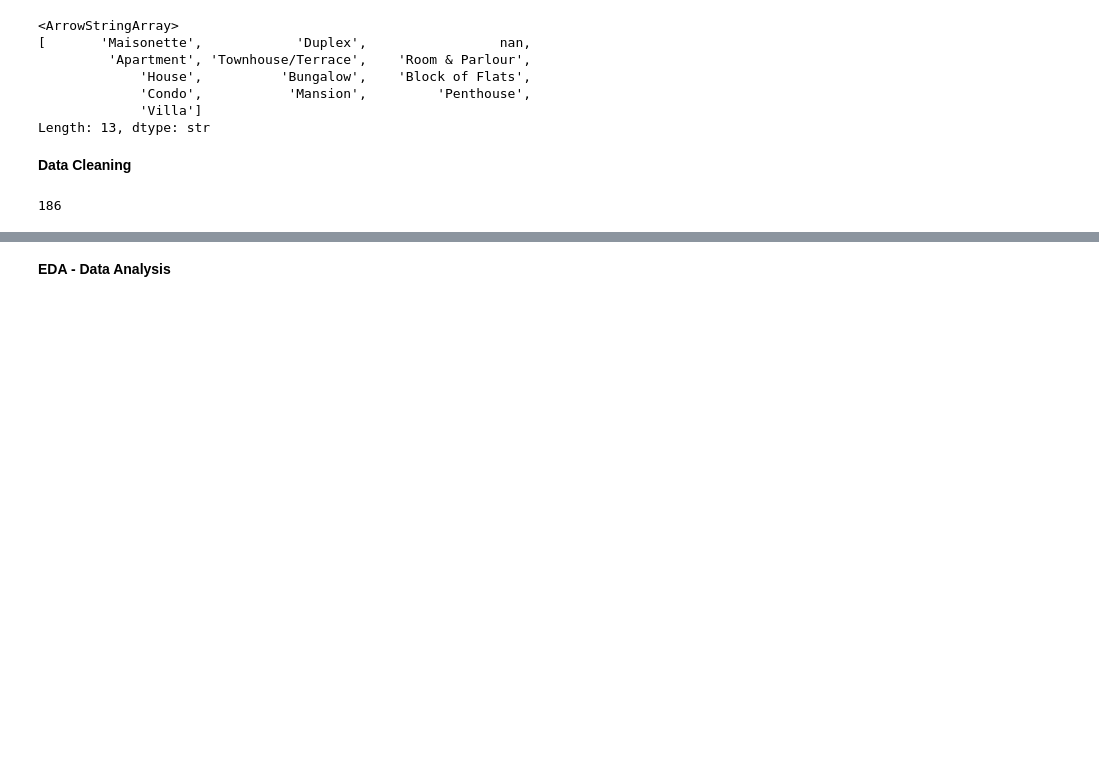
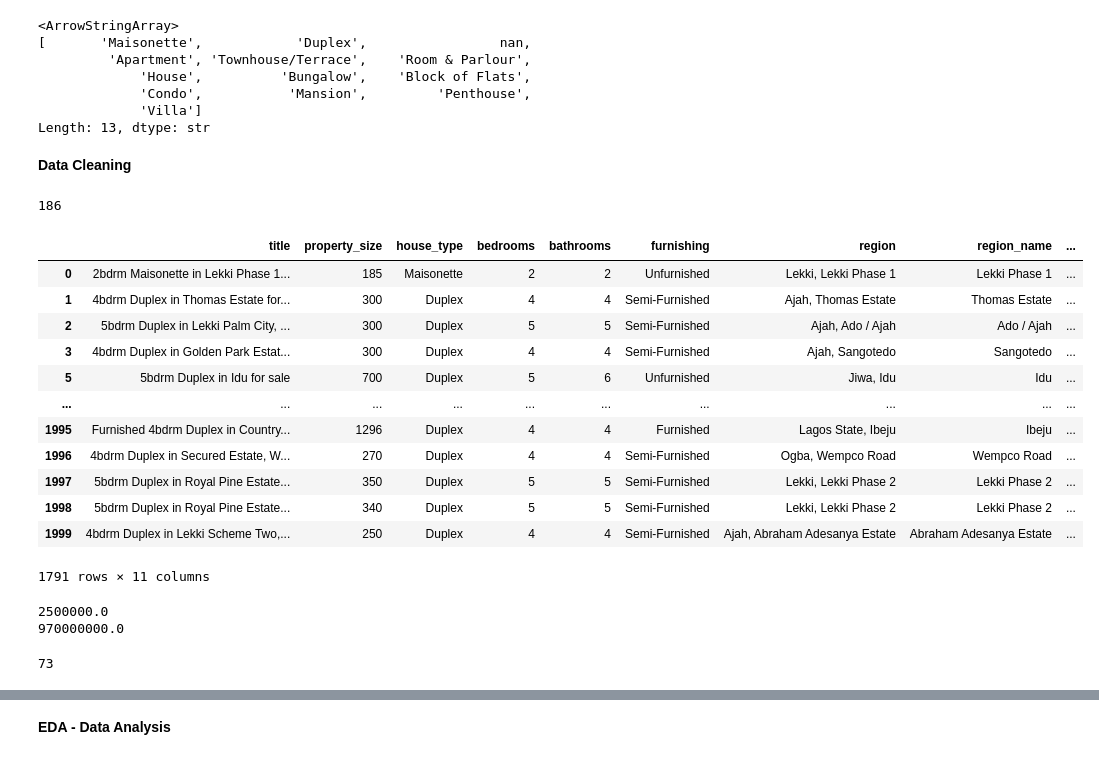
Before and after one commit to Maryam01-coder/jiji_housing_data, a Jupyter notebook: jiji_house_listing_analysis.ipynb, the cells around one changed output, grey strips where cells are left out. Cells and saved outputs as stored; diff of their text form; code cells hidden in the pictures; blank space fills up the shorter version.

```diff
--- a/jiji_house_listing_analysis.ipynb
+++ b/jiji_house_listing_analysis.ipynb
@@ -128,4 +128,45 @@ print(detect_outlier.sum())
 186
 # %%
 #dropping outliers
-df = df.drop(df[detect_outlier].index)
+# new_df = df.drop(df[detect_outlier].index)
+
+df = (
+    df[(df["price"] > lower_bound) & (df["price"] < upper_bound)]
+)
+
+df
+# %% [output]
+|  | title | property_size | house_type | bedrooms | bathrooms | furnishing | region | region_name | ... |
+| 0 | 2bdrm Maisonette in Lekki Phase 1... | 185 | Maisonette | 2 | 2 | Unfurnished | Lekki, Lekki Phase 1 | Lekki Phase 1 | ... |
+| 1 | 4bdrm Duplex in Thomas Estate for... | 300 | Duplex | 4 | 4 | Semi-Furnished | Ajah, Thomas Estate | Thomas Estate | ... |
+| 2 | 5bdrm Duplex in Lekki Palm City, ... | 300 | Duplex | 5 | 5 | Semi-Furnished | Ajah, Ado / Ajah | Ado / Ajah | ... |
+| 3 | 4bdrm Duplex in Golden Park Estat... | 300 | Duplex | 4 | 4 | Semi-Furnished | Ajah, Sangotedo | Sangotedo | ... |
+| 5 | 5bdrm Duplex in Idu for sale | 700 | Duplex | 5 | 6 | Unfurnished | Jiwa, Idu | Idu | ... |
+| ... | ... | ... | ... | ... | ... | ... | ... | ... | ... |
+| 1995 | Furnished 4bdrm Duplex in Country... | 1296 | Duplex | 4 | 4 | Furnished | Lagos State, Ibeju | Ibeju | ... |
+| 1996 | 4bdrm Duplex in Secured Estate, W... | 270 | Duplex | 4 | 4 | Semi-Furnished | Ogba, Wempco Road | Wempco Road | ... |
+| 1997 | 5bdrm Duplex in Royal Pine Estate... | 350 | Duplex | 5 | 5 | Semi-Furnished | Lekki, Lekki Phase 2 | Lekki Phase 2 | ... |
+| 1998 | 5bdrm Duplex in Royal Pine Estate... | 340 | Duplex | 5 | 5 | Semi-Furnished | Lekki, Lekki Phase 2 | Lekki Phase 2 | ... |
+| 1999 | 4bdrm Duplex in Lekki Scheme Two,... | 250 | Duplex | 4 | 4 | Semi-Furnished | Ajah, Abraham Adesanya Estate | Abraham Adesanya Estate | ... |
+1791 rows × 11 columns
+# %%
+print(df["price"].min())
+print(df["price"].max())
+# %% [output]
+2500000.0
+970000000.0
+# %%
+Q1 = df["price"].quantile(0.25)
+Q3 = df["price"].quantile(0.75)
+
+IQR = Q3 - Q1
+
+lower_bound = Q1 - (1.5 * IQR)
+upper_bound = Q3 + (1.5 * IQR)
+
+df_outlier = (
+    (df["price"] < lower_bound) | (df["price"] > upper_bound)
+)
+print(df_outlier.sum())
+# %% [output]
+73
```
Also changed, not shown: parts of 29 cells of this notebook, 10 other files.
